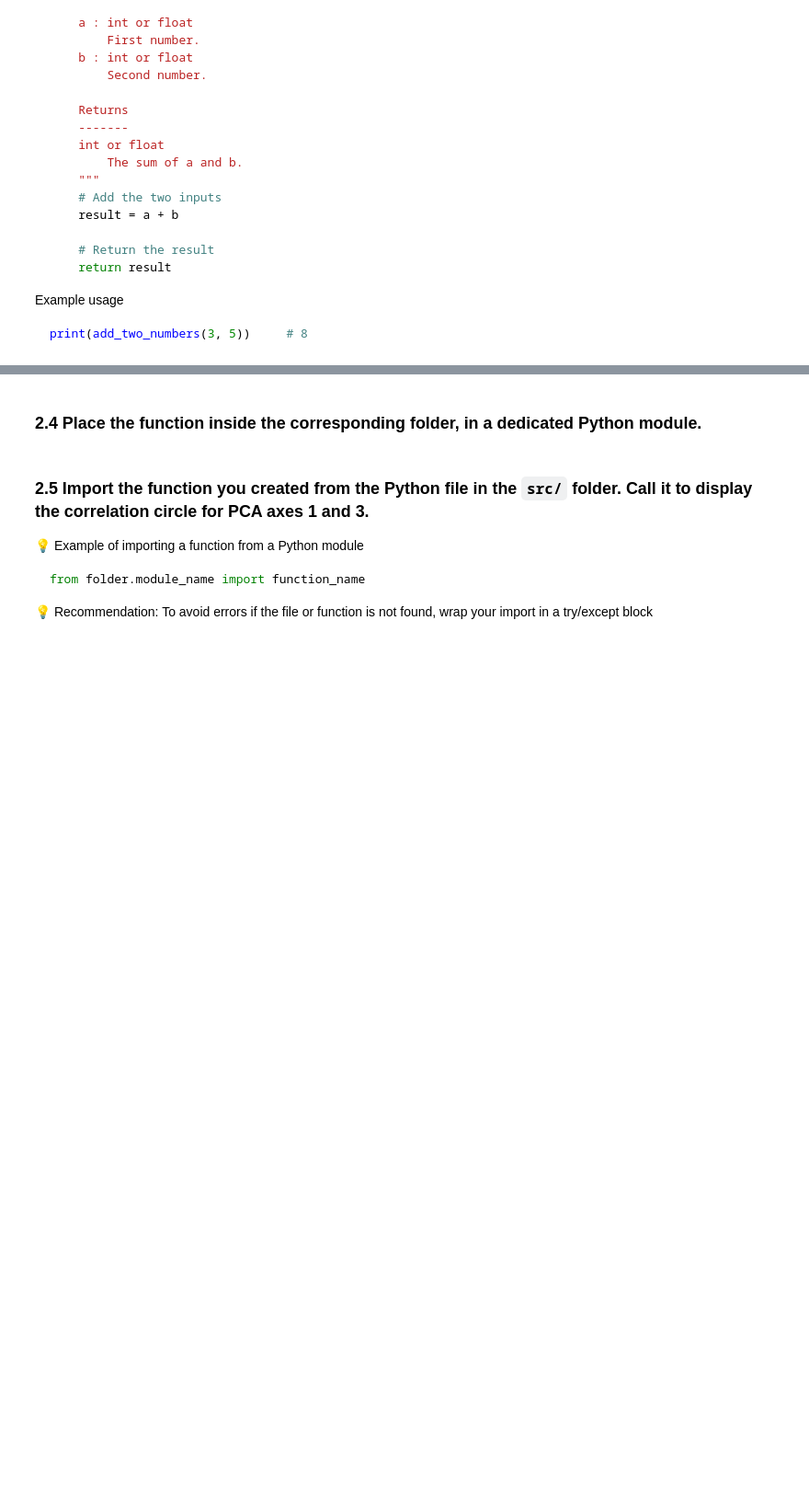
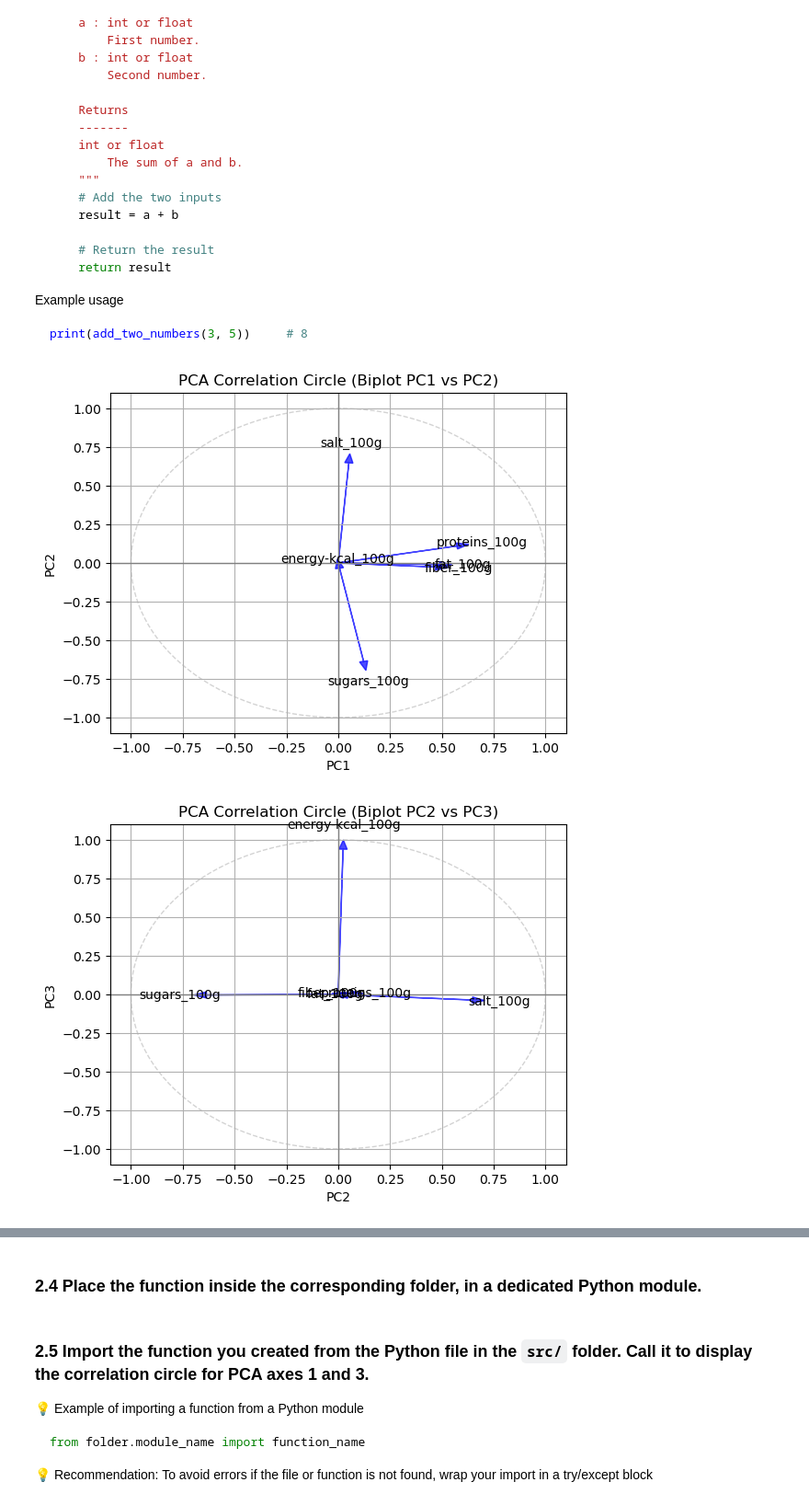
Before and after one commit to sebastian-weiermann/TP2, a Jupyter notebook: notebooks/Lab2_SebastianWeiermann.ipynb, the cells around one changed output, grey strips where cells are left out. Shown: that part at 92% size. Drawn from its saved outputs; the diff is of its cells as text; code cells hidden in the pictures; blank space fills up the shorter version.

```diff
--- a/notebooks/Lab2_SebastianWeiermann.ipynb
+++ b/notebooks/Lab2_SebastianWeiermann.ipynb
@@ -196,4 +253,45 @@ print(add_two_numbers(3, 5))     # 8
 # %%
 # TODO 2.4
 # Write a function to automate the display of correlation circles
 # try it  PCA components axes 1–2, 2–3, and 1–3
+def plot_correlation_circle(PCA_model, features, pc1=0, pc2=1):
+    """
+    Plots a correlation circle for the specified principal components.
+
+    Parameters
+    ----------
+    PCA_model : Fitted PCA model from sklearn
+    features : List of feature names corresponding to the PCA input data
+    pc1 : Index of the first principal component (0-based)
+    pc2 : Index of the second principal component (0-based)
+    """
+    # extract loadings for the specified principal components
+    loadings = PCA_model.components_.T[:, [pc1, pc2]]  # shape: (n_features, 2)
+
+    # plot unit circle
+    plt.axhline(0, color='grey', lw=1)
+    plt.axvline(0, color='grey', lw=1)
+    circle = plt.Circle((0, 0), 1, color='lightgrey', fill=False, linestyle='--')
+    plt.gca().add_artist(circle)
+
+    # plot arrows and feature names
+    for i, feature in enumerate(features):
+        plt.arrow(0, 0, loadings[i,0], loadings[i,1], color='b', alpha=0.7, head_width=0.04, length_includes_head=True)
+        plt.text(loadings[i,0]*1.1, loadings[i,1]*1.1, feature, color='black', ha='center', va='center')
+
+    # set labels and title
+    plt.xlabel(f'PC{pc1+1}')
+    plt.ylabel(f'PC{pc2+1}')
+    plt.title(f'PCA Correlation Circle (Biplot PC{pc1+1} vs PC{pc2+1})')
+    plt.xlim(-1.1, 1.1)
+    plt.ylim(-1.1, 1.1)
+    plt.grid(True)
+    plt.show()
+
+# try it  PCA components axes 1–2, 2–3, and 1–3
+plot_correlation_circle(PCA_model, features, pc1=0, pc2=1)  # PC1 vs PC2
+plot_correlation_circle(PCA_model, features, pc1=1, pc2=2)  # PC2 vs PC3
+plot_correlation_circle(PCA_model, features, pc1=0, pc2=2)  # PC1 vs PC3
+# %% [output]
+[figure, added]
+[figure, added]
```
Also changed, not shown: parts of 8 cells of this notebook, 3 other files.
